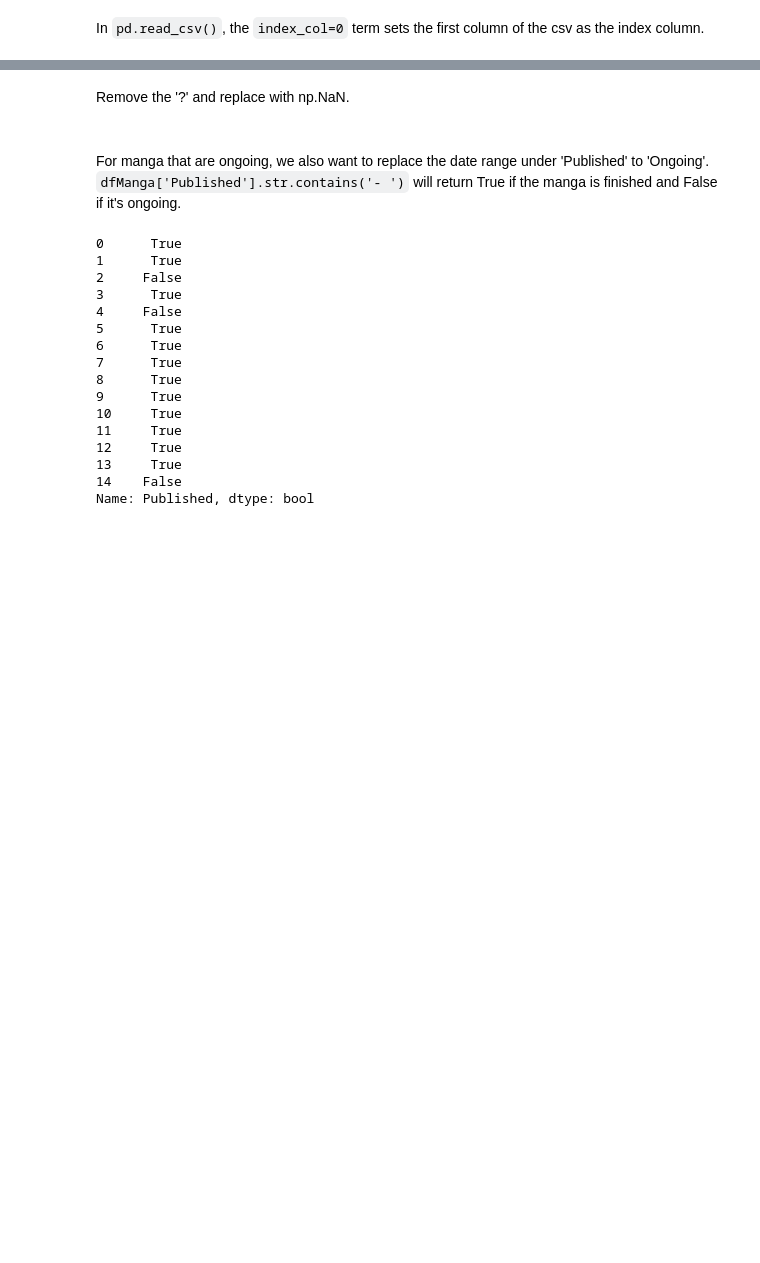
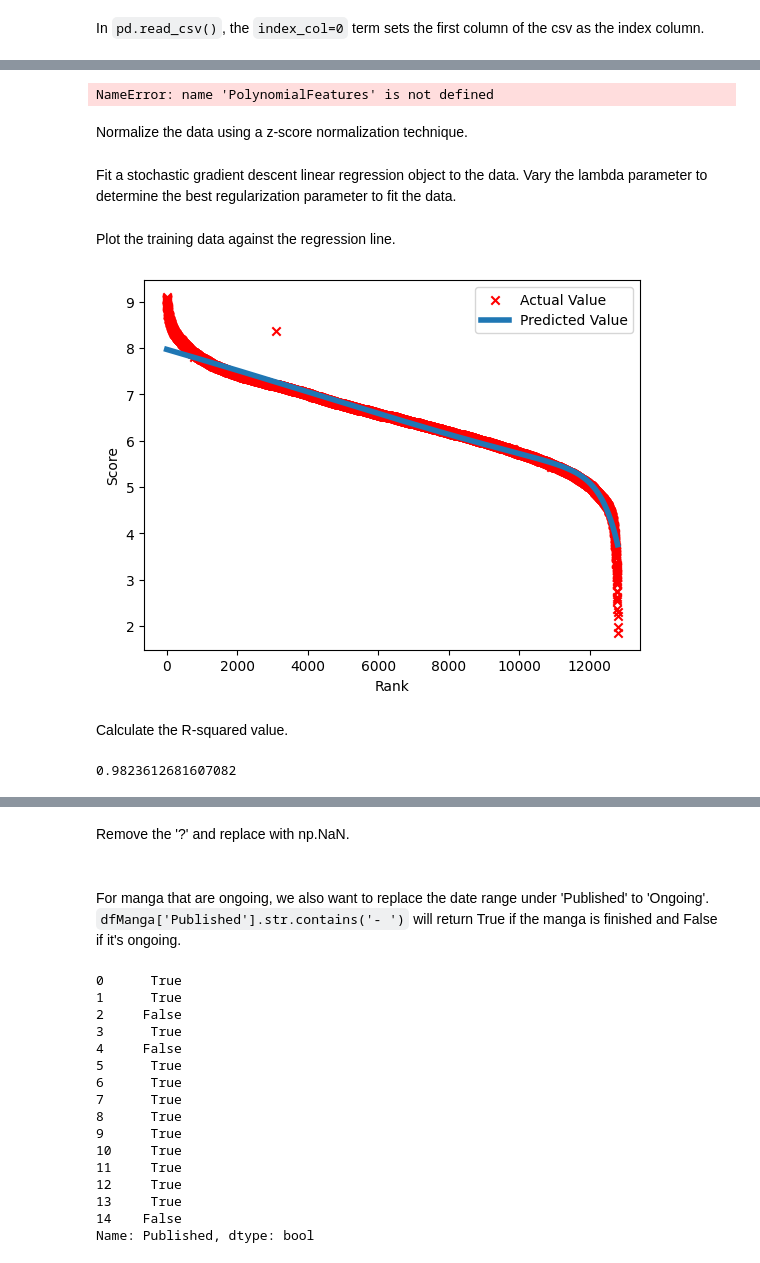
Before and after one commit to NicoMok/Personal-Projects, a Jupyter notebook: Anime and Manga Data Analytics/Anime_Manga_Data_Analysis_Dashboard.ipynb, the cells around one changed output, grey strips where cells are left out. Saved outputs shown, nothing was run; the diff lists cells and outputs as text; code cells hidden in the pictures; blank space fills up the shorter version.

```diff
--- a/Anime and Manga Data Analytics/Anime_Manga_Data_Analysis_Dashboard.ipynb
+++ b/Anime and Manga Data Analytics/Anime_Manga_Data_Analysis_Dashboard.ipynb
@@ -59,0 +313,5 @@ dfManga.head(15)
+# %%
+rl = pd.DataFrame(dict)
+rl.sort_values('Rank', ascending=True, inplace=True)
+
+rl.head()
@@ -59,0 +339,40 @@ dfManga.head(15)
+# %%
+pr=PolynomialFeatures(degree=30)
+x = rl['Rank'].values.reshape(-1,1)
+y = rl['Score'].values.reshape(-1,1)
+x_pr=pr.fit_transform(x) # X_pr = [1, a, b, c] = [1, X, X^2, X^3]
+x_pr
+# %% [output]
+NameError: name 'PolynomialFeatures' is not defined
+# %% [markdown]
+Normalize the data using a z-score normalization technique.
+# %%
+scaler = StandardScaler() # Create a scaler object.
+x_normpr = scaler.fit_transform(x_pr)
+# %% [markdown]
+Fit a stochastic gradient descent linear regression object to the data. Vary the lambda parameter to determine the best regularization parameter to fit the data.
+# %%
+sg = SGDRegressor(loss='squared_error', penalty='l2', alpha = 0.01, max_iter=10000)
+sg.fit(x_normpr, y)
+
+b_norm = sg.intercept_
+w_norm = sg.coef_
+
+y_pred = sg.predict(x_normpr)
+# %% [markdown]
+Plot the training data against the regression line.
+# %%
+plt.scatter(x, y, marker='x', c='r', label="Actual Value")
+plt.plot(x, y_pred, label="Predicted Value", linewidth=4)
+plt.xlabel("Rank")
+plt.ylabel("Score")
+plt.legend()
+plt.show()
+# %% [output]
+[figure, added]
+# %% [markdown]
+Calculate the R-squared value.
+# %%
+sg.score(x_normpr, y)
+# %% [output]
+0.9823612681607082
```
Also changed, not shown: parts of 88 cells of this notebook.
